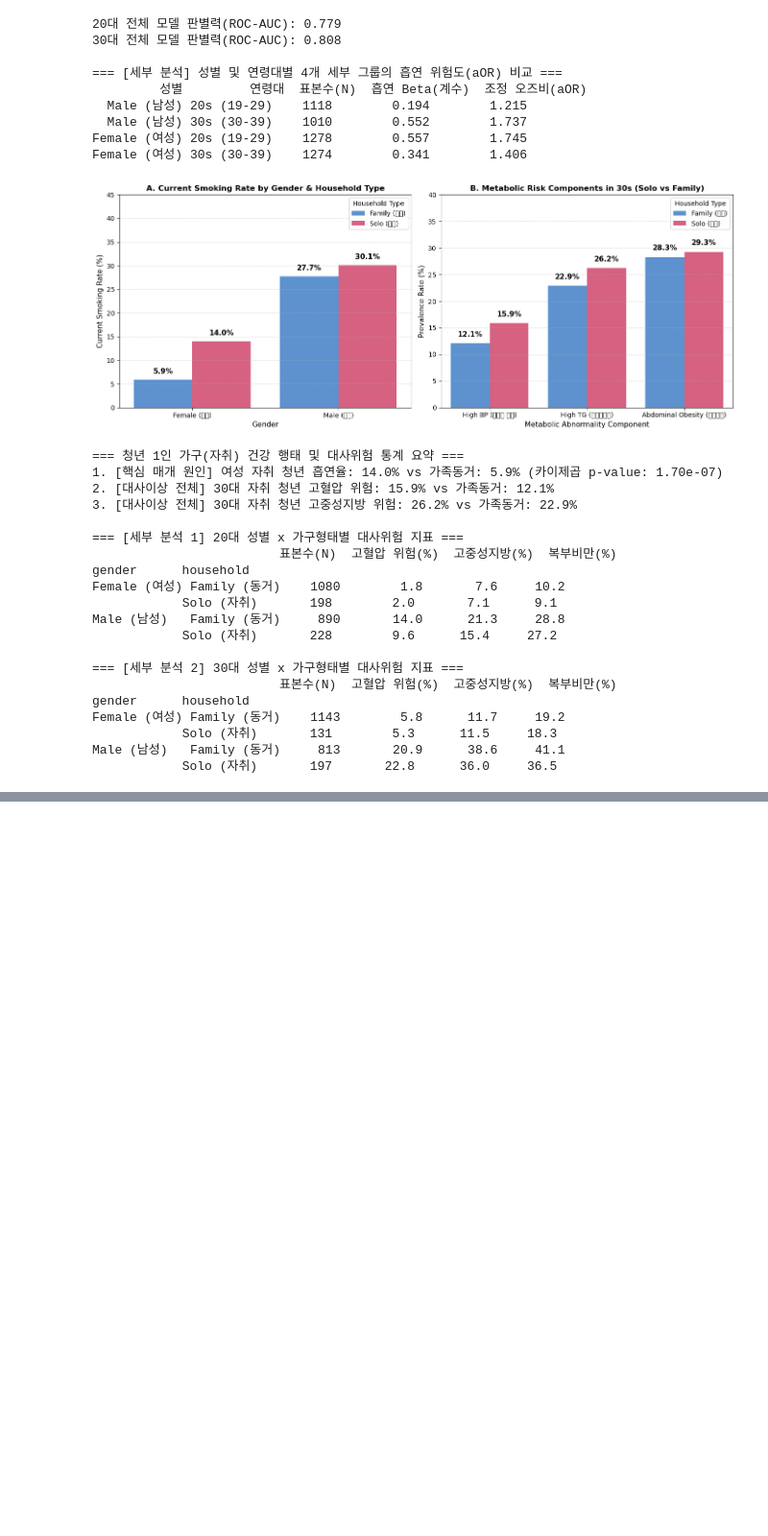
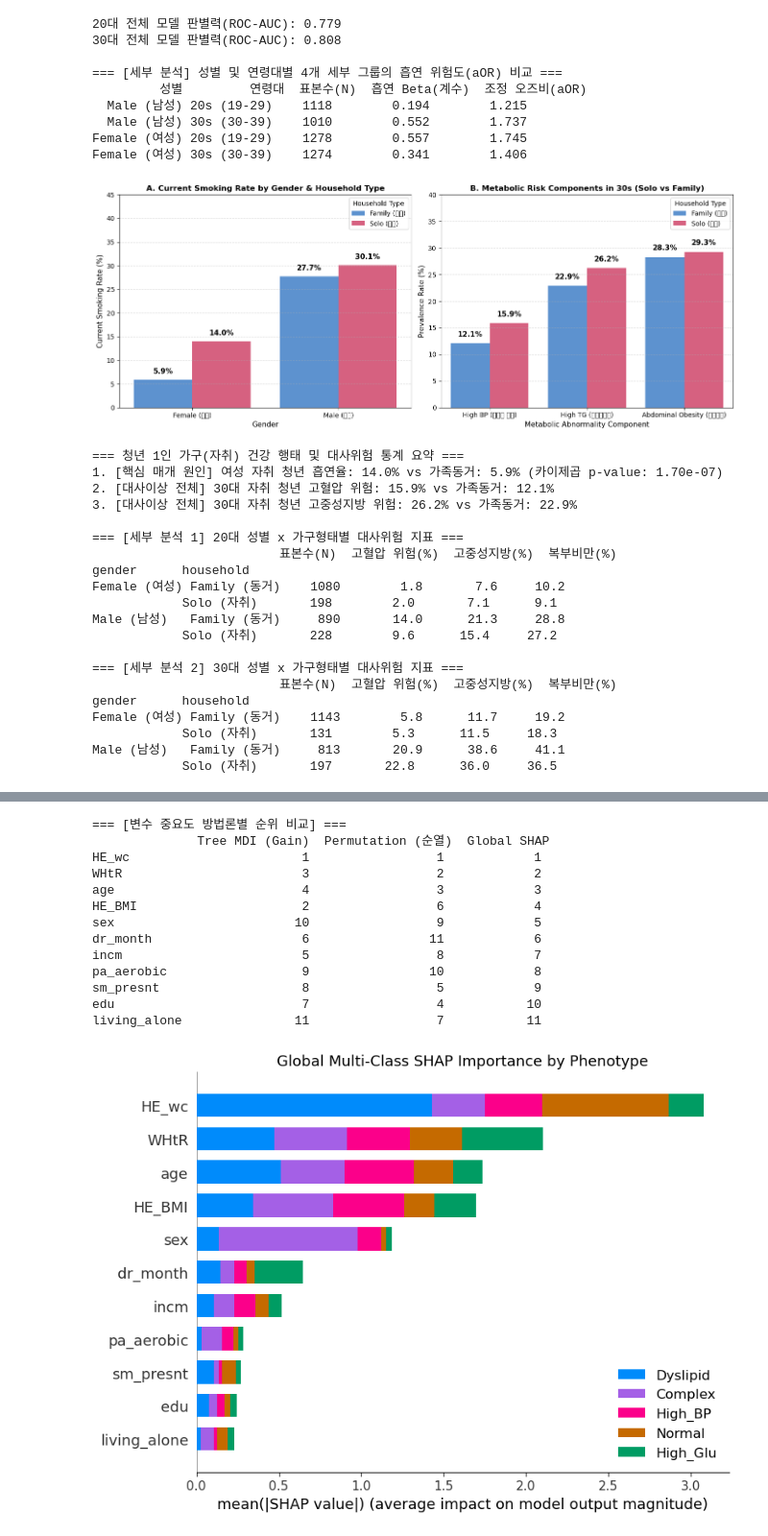
Before and after one commit to kdw123654/digital-project, a Jupyter notebook: my_model.ipynb, the cells around one changed output, grey strips where cells are left out. Shown at 96% size. Saved outputs shown, nothing was run; the diff lists cells and outputs as text; code cells hidden in the pictures; blank space fills up the shorter version.

```diff
--- a/my_model.ipynb
+++ b/my_model.ipynb
@@ -651,0 +780,77 @@ Male (남성)   Family (동거)     813       20.9      38.6     41.1
+# %%
+# 변수 중요도 평가 ( tree MDI vs shap vs permutation importance )
+import shap
+from sklearn.inspection import permutation_importance
+
+# tree MDI (gain 중요도)
+mdi_importance = pd.Series(
+    lgb_multi.booster_.feature_importance(importance_type='split'),
+    index=multi_features
+).sort_values(ascending=False)
+
+# permutation importance (순열 중요도 -5회 반복)
+perm_res = permutation_importance(lgb_multi, X_test_m, y_test_m, n_repeats=5, random_state=42)
+perm_importance = pd.Series(perm_res.importances_mean, index=multi_features).sort_values(ascending=False)
+
+# shap (treeExplainer)
+explainer = shap.TreeExplainer(lgb_multi)
+shap_values = explainer.shap_values(X_test_m)
+
+# shap 출력 구조
+if isinstance(shap_values, np.ndarray) and len(shap_values.shape) == 3:
+    shap_list = [shap_values[:,:,i] for i in range(5)]
+else:
+    shap_list = shap_values
+
+# global shap importance (mean absolute value)
+global_shap = pd.Series(
+    np.abs(np.array(shap_list)).mean(axis=(0, 1)),
+    index=multi_features
+).sort_values(ascending=False)
+
+
+# [비교 테이블 출력] 3가지 방법론 순위 비교
+comp_df = pd.DataFrame({
+    'Tree MDI (Gain)': mdi_importance.rank(ascending=False).astype(int),
+    'Permutation (순열)': perm_importance.rank(ascending=False).astype(int),
+    'Global SHAP': global_shap.rank(ascending=False).astype(int)
+})
+print("=== [변수 중요도 방법론별 순위 비교] ===")
+print(comp_df.sort_values(by='Global SHAP'))
+
+# [시각화 1] 글로벌 Multi-class SHAP 요약 바 차트 (5개 클래스별 기여도 색상 분할)
+plt.figure(figsize=(10, 5))
+shap.summary_plot(shap_list, X_test_m, feature_names=multi_features,
+                  class_names=class_names, plot_type='bar', show=False)
+plt.title('Global Multi-Class SHAP Importance by Phenotype', fontsize=13)
+plt.tight_layout()
+plt.show()
+
+
+# [시각화 2] OvR 관점: 고혈압형(Class 1) vs 혈당장애형(Class 2) 차별 피처 분석
+fig, axes = plt.subplots(1, 2, figsize=(15, 5))
+# 고혈압 우세형 (Class 1) Beeswarm
+plt.sca(axes[0])
+shap.summary_plot(shap_list[1], X_test_m, feature_names=multi_features, show=False)
+axes[0].set_title('Class 1: High Blood Pressure (Isolated)', fontsize=12)
+# 혈당장애 우세형 (Class 2) Beeswarm
+plt.sca(axes[1])
+shap.summary_plot(shap_list[2], X_test_m, feature_names=multi_features, show=False)
+axes[1].set_title('Class 2: High Fasting Glucose (Isolated)', fontsize=12)
+plt.tight_layout()
+plt.show()
+# %% [output]
+=== [변수 중요도 방법론별 순위 비교] ===
+              Tree MDI (Gain)  Permutation (순열)  Global SHAP
+HE_wc                       1                 1            1
+WHtR                        3                 2            2
+age                         4                 3            3
+HE_BMI                      2                 6            4
+sex                        10                 9            5
+dr_month                    6                11            6
+incm                        5                 8            7
+pa_aerobic                  9                10            8
+sm_presnt                   8                 5            9
+edu                         7                 4           10
+living_alone               11                 7           11
+[figure, added]
```
Also changed, not shown: parts of 4 cells of this notebook.
